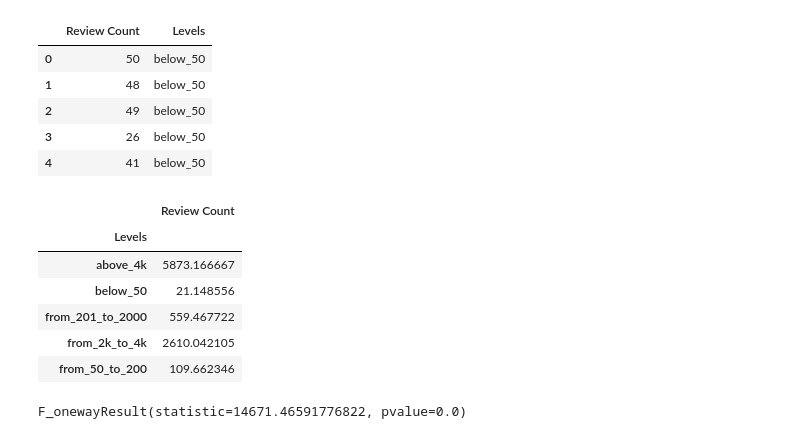
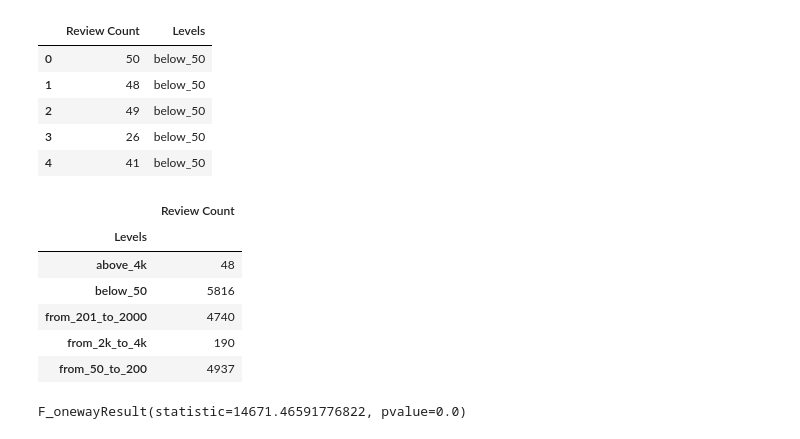
Before and after one commit to ermiasgelaye/Yelp-Challenge, a Jupyter notebook: pyRestaurants/yelp-challenge.ipynb, the cells around one changed output. Drawn from its saved outputs; the diff is of its cells as text; code cells hidden in the pictures.

```diff
--- a/pyRestaurants/yelp-challenge.ipynb
+++ b/pyRestaurants/yelp-challenge.ipynb
@@ -1262,15 +1262,15 @@ df_levels.head()
 # %%
 # Group by Level
 
-df_levels.groupby("Levels").mean()
+df_levels.groupby("Levels").count()
 # %% [output]
 |  | Review Count |
 | Levels |  |
-| above_4k | 5873.166667 |
-| below_50 | 21.148556 |
-| from_201_to_2000 | 559.467722 |
-| from_2k_to_4k | 2610.042105 |
-| from_50_to_200 | 109.662346 |
+| above_4k | 48 |
+| below_50 | 5816 |
+| from_201_to_2000 | 4740 |
+| from_2k_to_4k | 190 |
+| from_50_to_200 | 4937 |
 # %%
 # Hypothesis testing
 # Null hypothesis: the means of each levels are not significantly different
```
